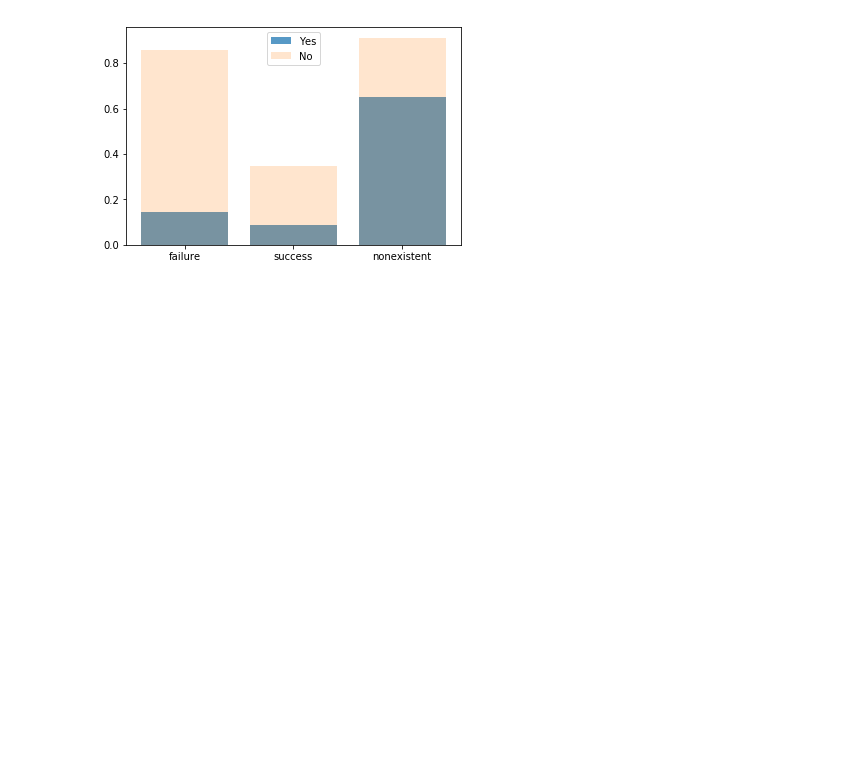
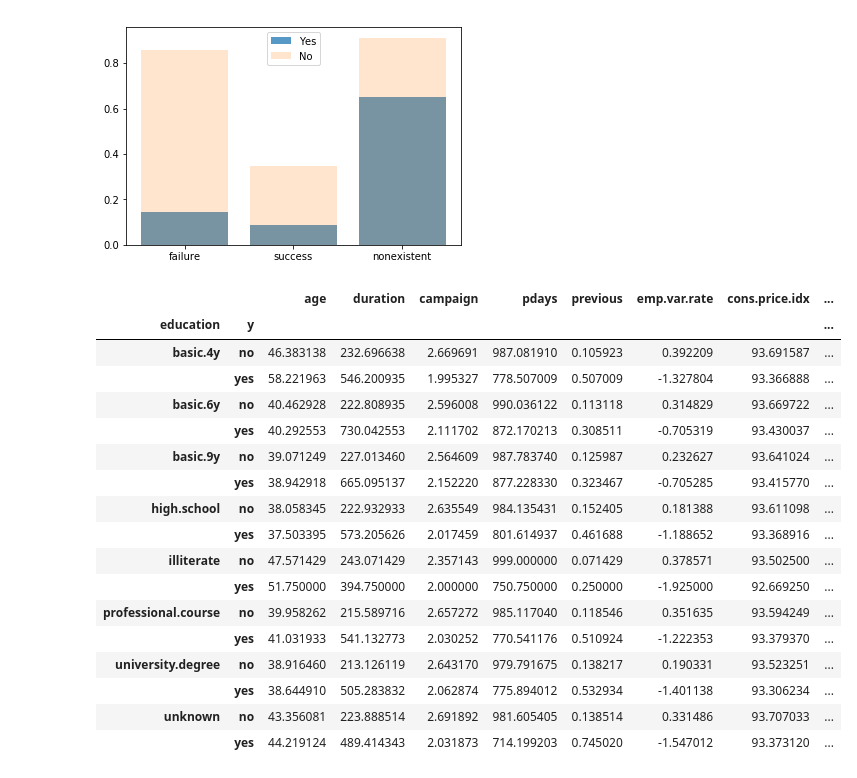
Before and after one commit to garywheeler24/DS-Atlanta-Mod-3-Project, a Jupyter notebook: Gary/Project V1.ipynb, the cells around one changed output. Drawn from its saved outputs; the diff is of its cells as text; code cells hidden in the pictures; blank space fills up the shorter version.

```diff
--- a/Gary/Project V1.ipynb
+++ b/Gary/Project V1.ipynb
@@ -60,5 +60,26 @@ plt.legend()
 # %% [output]
 <matplotlib.legend.Legend at 0x...>
 [figure]
+# %%
+df.groupby(['education','y']).mean()
+# %% [output]
+|  |  | age | duration | campaign | pdays | previous | emp.var.rate | cons.price.idx | ... |
+| education | y |  |  |  |  |  |  |  | ... |
+| basic.4y | no | 46.383138 | 232.696638 | 2.669691 | 987.081910 | 0.105923 | 0.392209 | 93.691587 | ... |
+|  | yes | 58.221963 | 546.200935 | 1.995327 | 778.507009 | 0.507009 | -1.327804 | 93.366888 | ... |
+| basic.6y | no | 40.462928 | 222.808935 | 2.596008 | 990.036122 | 0.113118 | 0.314829 | 93.669722 | ... |
+|  | yes | 40.292553 | 730.042553 | 2.111702 | 872.170213 | 0.308511 | -0.705319 | 93.430037 | ... |
+| basic.9y | no | 39.071249 | 227.013460 | 2.564609 | 987.783740 | 0.125987 | 0.232627 | 93.641024 | ... |
+|  | yes | 38.942918 | 665.095137 | 2.152220 | 877.228330 | 0.323467 | -0.705285 | 93.415770 | ... |
+| high.school | no | 38.058345 | 222.932933 | 2.635549 | 984.135431 | 0.152405 | 0.181388 | 93.611098 | ... |
+|  | yes | 37.503395 | 573.205626 | 2.017459 | 801.614937 | 0.461688 | -1.188652 | 93.368916 | ... |
+| illiterate | no | 47.571429 | 243.071429 | 2.357143 | 999.000000 | 0.071429 | 0.378571 | 93.502500 | ... |
+|  | yes | 51.750000 | 394.750000 | 2.000000 | 750.750000 | 0.250000 | -1.925000 | 92.669250 | ... |
+| professional.course | no | 39.958262 | 215.589716 | 2.657272 | 985.117040 | 0.118546 | 0.351635 | 93.594249 | ... |
+|  | yes | 41.031933 | 541.132773 | 2.030252 | 770.541176 | 0.510924 | -1.222353 | 93.379370 | ... |
+| university.degree | no | 38.916460 | 213.126119 | 2.643170 | 979.791675 | 0.138217 | 0.190331 | 93.523251 | ... |
+|  | yes | 38.644910 | 505.283832 | 2.062874 | 775.894012 | 0.532934 | -1.401138 | 93.306234 | ... |
+| unknown | no | 43.356081 | 223.888514 | 2.691892 | 981.605405 | 0.138514 | 0.331486 | 93.707033 | ... |
+|  | yes | 44.219124 | 489.414343 | 2.031873 | 714.199203 | 0.745020 | -1.547012 | 93.373120 | ... |
 # %%
 # %% [output]
```
Also changed, not shown: parts of 8 cells of this notebook, 1 other file.
